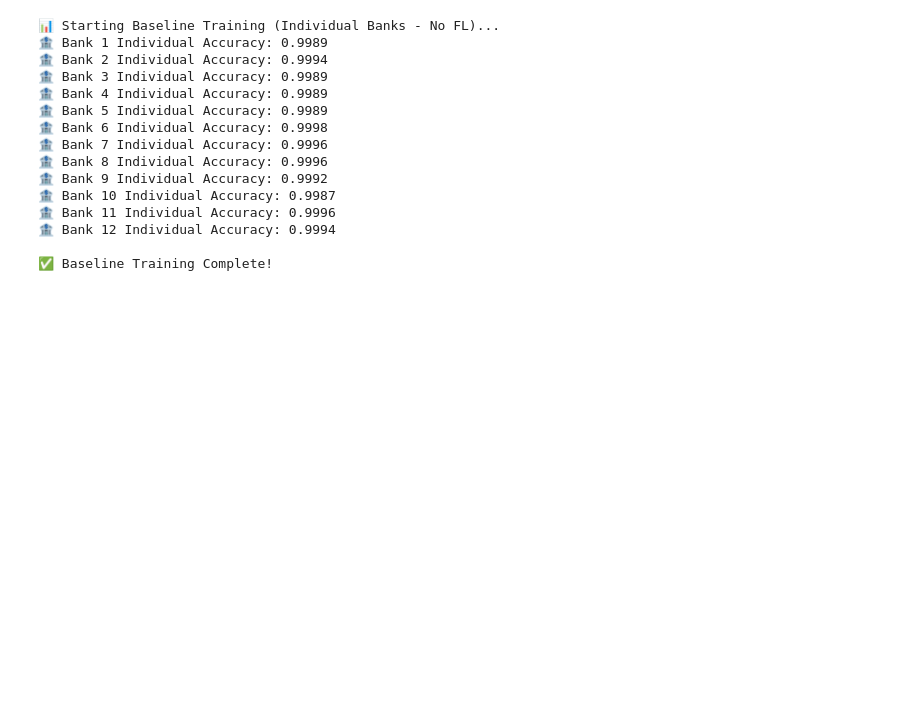
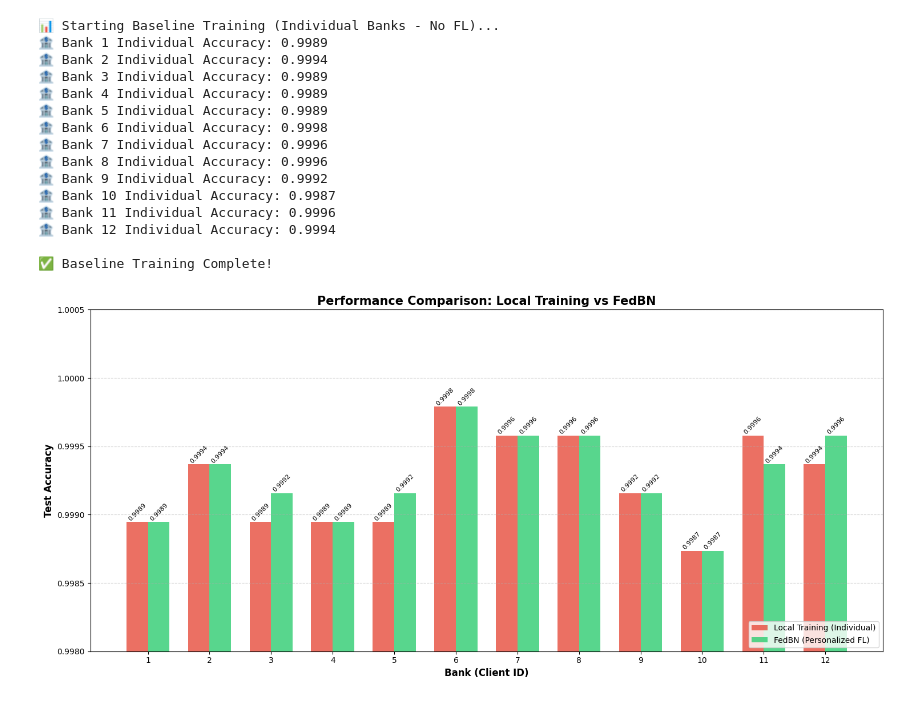
Before and after one commit to ThisumiWijesinghe/Fraud-Detection-with-Federated-Learning, a Jupyter notebook: New_dataset_AI_Project.ipynb, the cells around one changed output. Drawn from its saved outputs; the diff is of its cells as text; code cells hidden in the pictures; blank space fills up the shorter version.

Commit message:
Comparison Graph (FedBN vs Local)

```diff
--- a/New_dataset_AI_Project.ipynb
+++ b/New_dataset_AI_Project.ipynb
@@ -272,3 +272,36 @@ print("\n✅ Baseline Training Complete!")
 🏦 Bank 12 Individual Accuracy: 0.9994
 
 ✅ Baseline Training Complete!
+# %%
+import matplotlib.pyplot as plt
+import numpy as np
+
+banks = np.arange(1, NUM_CLIENTS + 1)
+width = 0.35
+
+plt.figure(figsize=(15, 7))
+
+# Local (Individual) Accuracy Bars
+plt.bar(banks - width/2, local_final_acc, width, label='Local Training (Individual)', color='#e74c3c', alpha=0.8)
+
+# FedBN Accuracy Bars
+plt.bar(banks + width/2, current_bn_accs, width, label='FedBN (Personalized FL)', color='#2ecc71', alpha=0.8)
+
+plt.xlabel('Bank (Client ID)', fontsize=12, fontweight='bold')
+plt.ylabel('Test Accuracy', fontsize=12, fontweight='bold')
+plt.title('Performance Comparison: Local Training vs FedBN', fontsize=15, fontweight='bold')
+plt.xticks(banks)
+
+plt.ylim(0.998, 1.0005)
+
+plt.legend(loc='lower right')
+plt.grid(axis='y', linestyle='--', alpha=0.5)
+
+for i in range(len(banks)):
+    plt.text(banks[i] - width/2, local_final_acc[i], f'{local_final_acc[i]:.4f}', ha='center', va='bottom', fontsize=8, rotation=45)
+    plt.text(banks[i] + width/2, current_bn_accs[i], f'{current_bn_accs[i]:.4f}', ha='center', va='bottom', fontsize=8, rotation=45)
+
+plt.tight_layout()
+plt.show()
+# %% [output]
+[figure, added]
```
